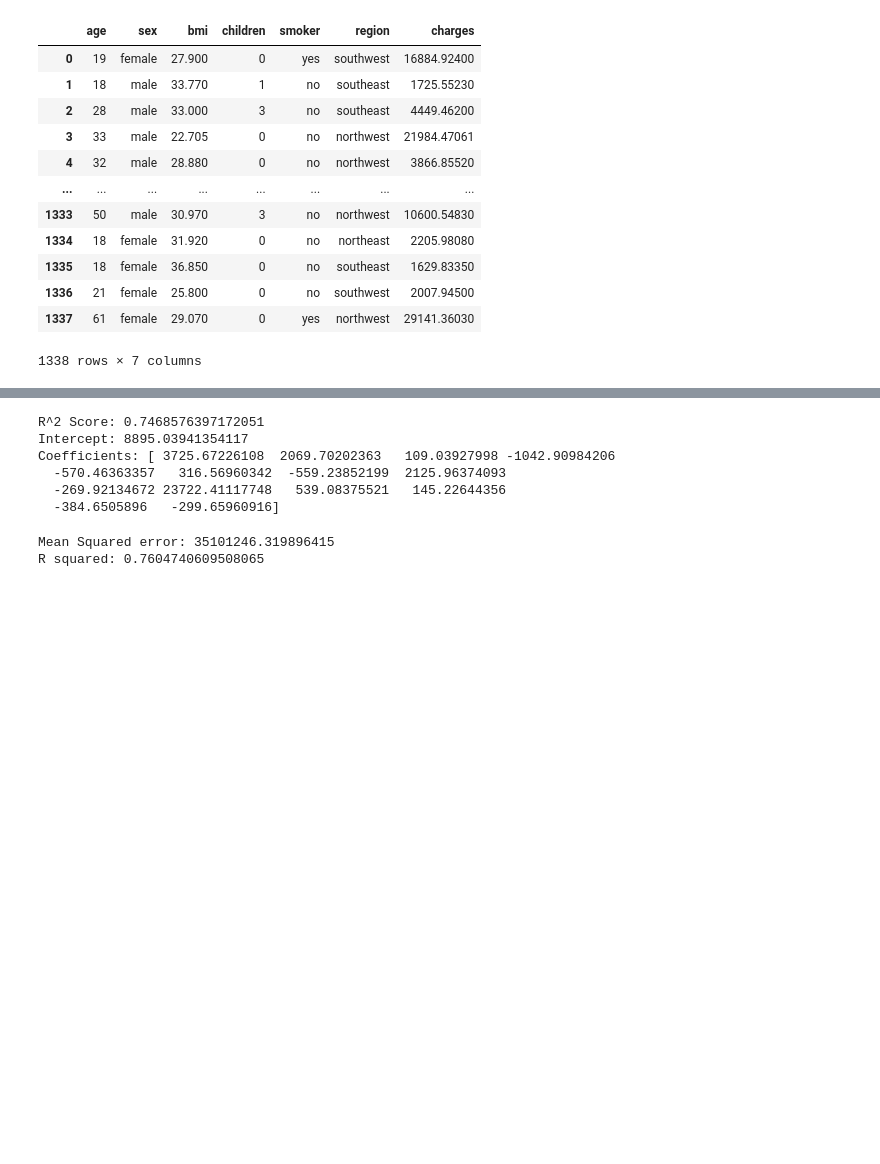
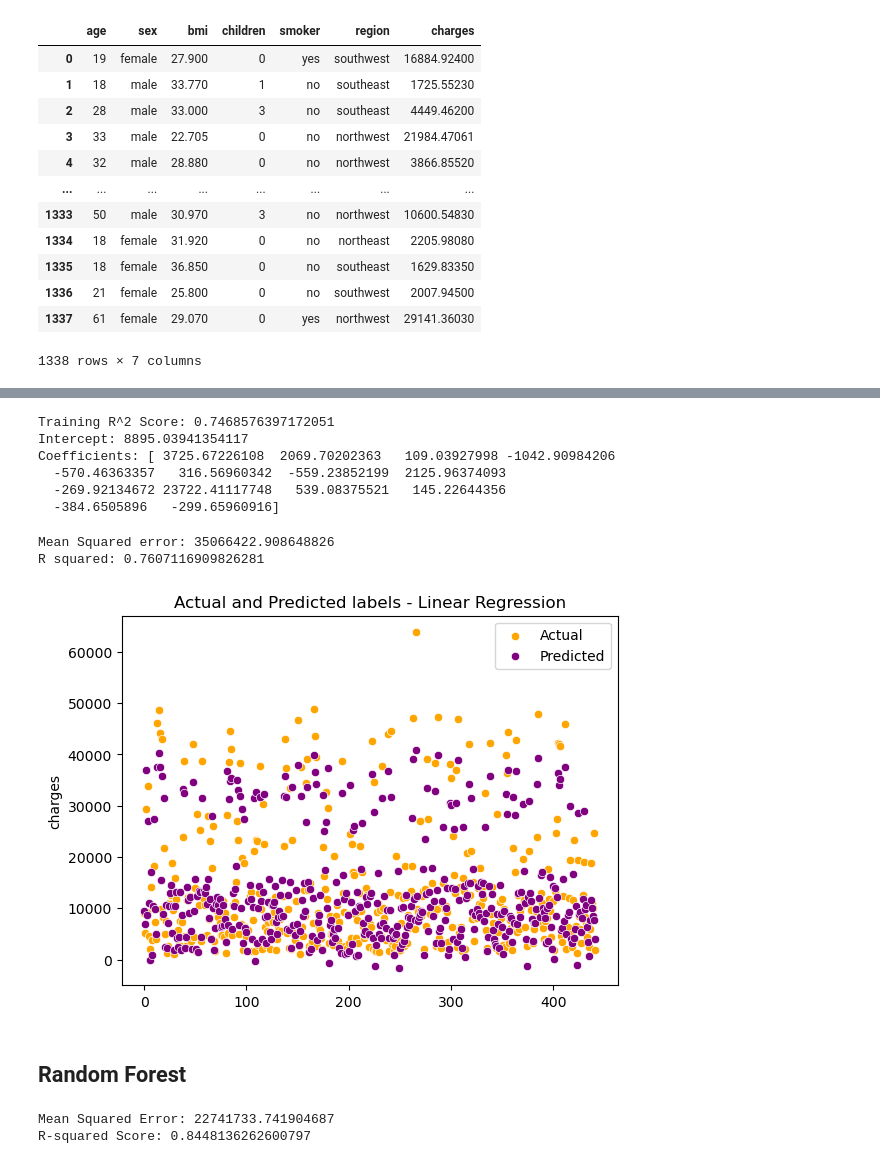
Before and after one commit to ShubhamMisar-12/MedicalCostPrediction, a Jupyter notebook: medical-cost-prediction-1.ipynb, the cells around one changed output, grey strips where cells are left out. Drawn from its saved outputs; the diff is of its cells as text; code cells hidden in the pictures; blank space fills up the shorter version.

Commit message:
Kaggle Notebook | Medical Cost Prediction | Regression | EDA  | Version 9

```diff
--- a/medical-cost-prediction-1.ipynb
+++ b/medical-cost-prediction-1.ipynb
@@ -308,18 +332,18 @@ linear_model = LinearRegression()
 # %%
 results = linear_model.fit(X_train, y_train)
 # %%
-print("R^2 Score:", linear_model.score(X_train, y_train))
+print("Training R^2 Score:", linear_model.score(X_train, y_train))
 print("Intercept:", linear_model.intercept_)
 print("Coefficients:", linear_model.coef_)
 # %% [output]
-R^2 Score: 0.7468576397172051
+Training R^2 Score: 0.7468576397172051
 Intercept: 8895.03941354117
 Coefficients: [ 3725.67226108  2069.70202363   109.03927998 -1042.90984206
   -570.46363357   316.56960342  -559.23852199  2125.96374093
   -269.92134672 23722.41117748   539.08375521   145.22644356
   -384.6505896   -299.65960916]
 # %%
-X_test = preprocessor.fit_transform(X_test)
+X_test = preprocessor.transform(X_test)
 # %%
 y_predict = linear_model.predict(X_test)
 # %%
@@ -331,5 +355,14 @@ r2 = r2_score(y_test, y_predict)
 print(f"Mean Squared error: {mse}" )
 print(f"R squared: {r2}" )
 # %% [output]
-Mean Squared error: 35101246.319896415
-R squared: 0.7604740609508065
+Mean Squared error: 35066422.908648826
+R squared: 0.7607116909826281
+# %%
+sns.scatterplot(y = y_test, x = range(len(y_test)), color  ='orange', label = "Actual")
+sns.scatterplot(y = y_predict, x = range(len(y_predict)), color = 'purple', label = "Predicted")
+plt.title("Actual and Predicted labels - Linear Regression")
+plt.show()
+# %% [output]
+[figure, added]
+# %% [markdown]
+## Random Forest
@@ -335,0 +371,16 @@ R squared: 0.7604740609508065
+# %%
+random_forest = RandomForestRegressor(n_estimators=100, random_state=42)
+
+random_forest.fit(X_train, y_train)
+
+y_pred = random_forest.predict(X_test)
+
+mse = mean_squared_error(y_test, y_pred)
+print("Mean Squared Error:", mse)
+
+# Calculate R-squared score
+r2 = r2_score(y_test, y_pred)
+print("R-squared Score:", r2)
+# %% [output]
+Mean Squared Error: 22741733.741904687
+R-squared Score: 0.8448136262600797
```
Also changed, not shown: parts of 10 cells of this notebook.
